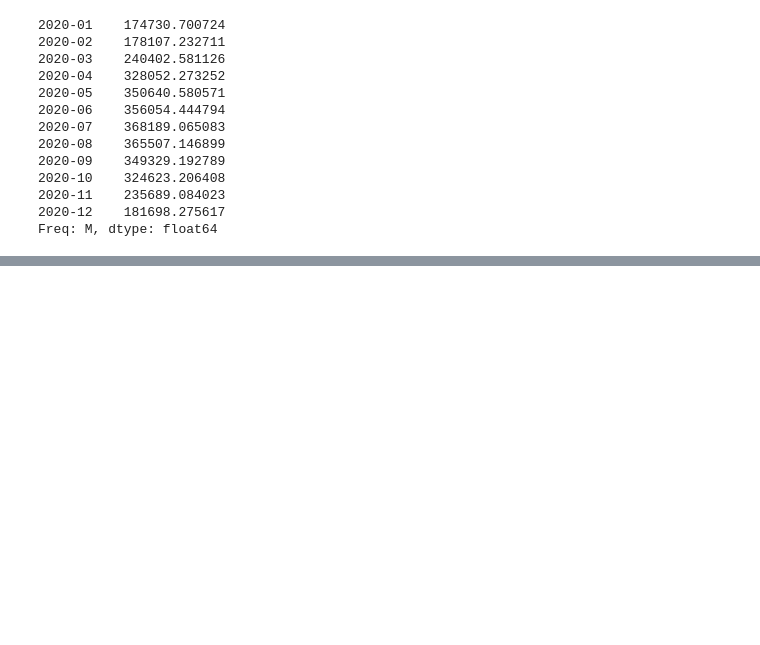
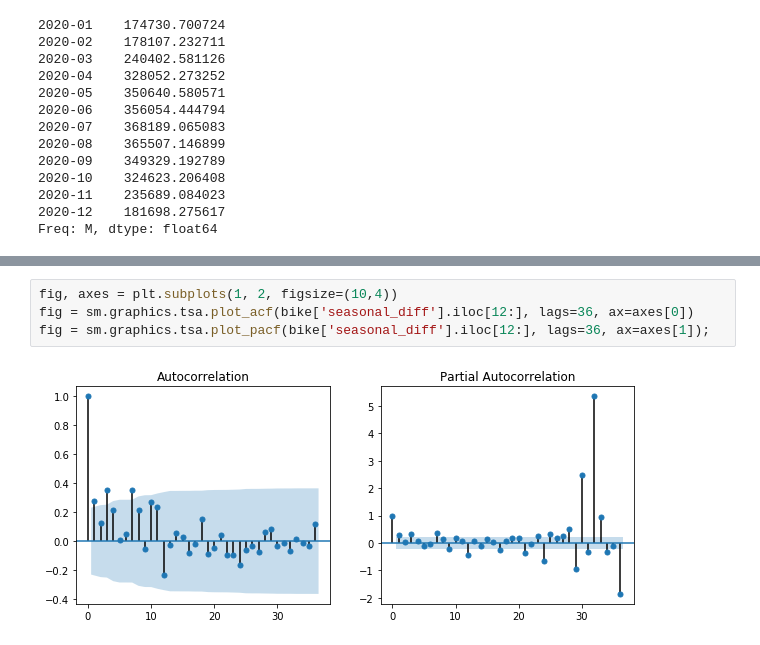
Before and after one commit to Christopher-Liu/bikeshare-ts-analysis, a Jupyter notebook: bikeshare_ts_proj.ipynb, the cells around one changed output, grey strips where cells are left out. Drawn from its saved outputs; the diff is of its cells as text; blank space fills up the shorter version.

```diff
--- a/bikeshare_ts_proj.ipynb
+++ b/bikeshare_ts_proj.ipynb
@@ -180,0 +196,6 @@ Our second model is the Seasonal ARIMA model (sometimes abbreviated as SARIMA),
+# %%
+fig, axes = plt.subplots(1, 2, figsize=(10,4))
+fig = sm.graphics.tsa.plot_acf(bike['seasonal_diff'].iloc[12:], lags=36, ax=axes[0])
+fig = sm.graphics.tsa.plot_pacf(bike['seasonal_diff'].iloc[12:], lags=36, ax=axes[1]);
+# %% [output]
+[figure, added]
```
Also changed, not shown: parts of 3 cells of this notebook.
